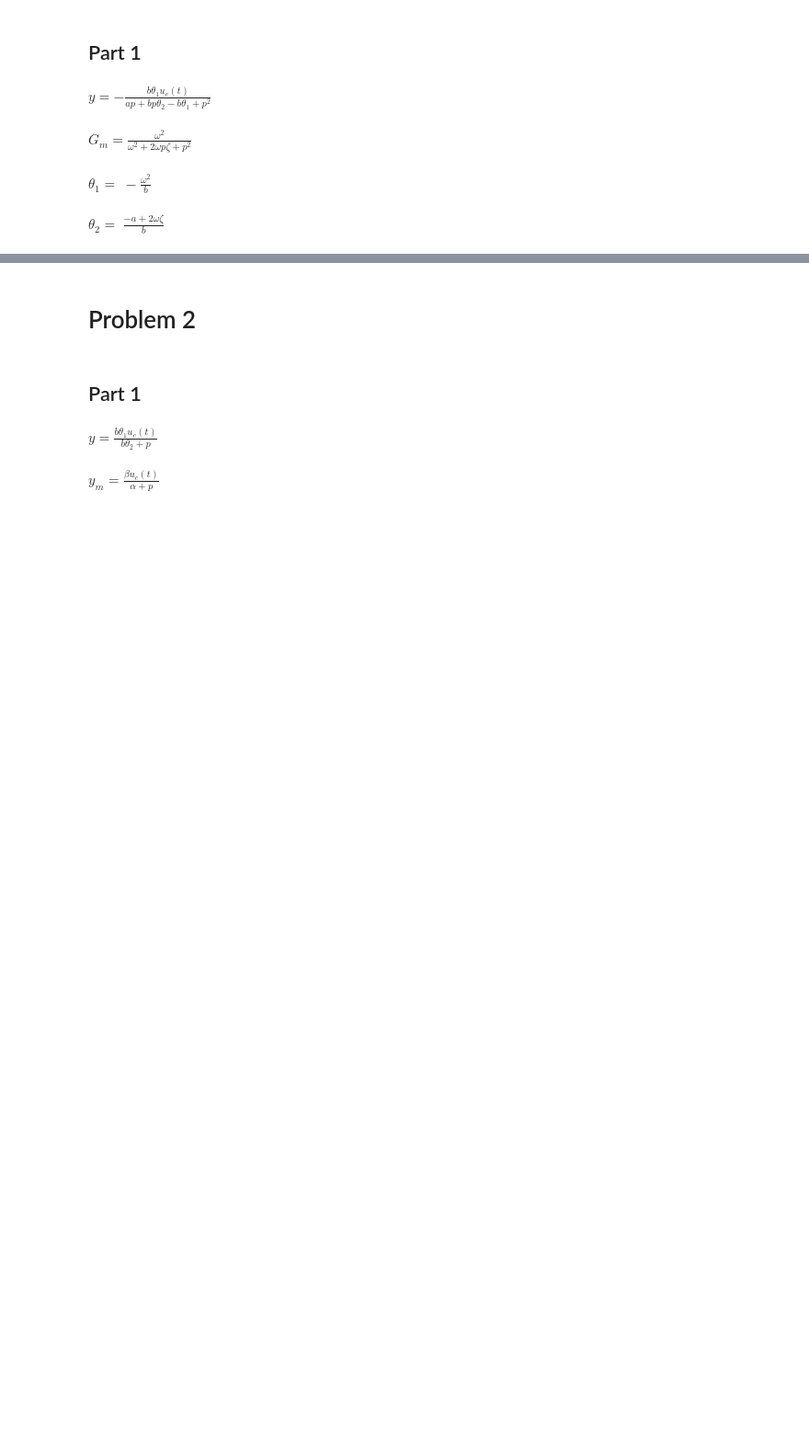
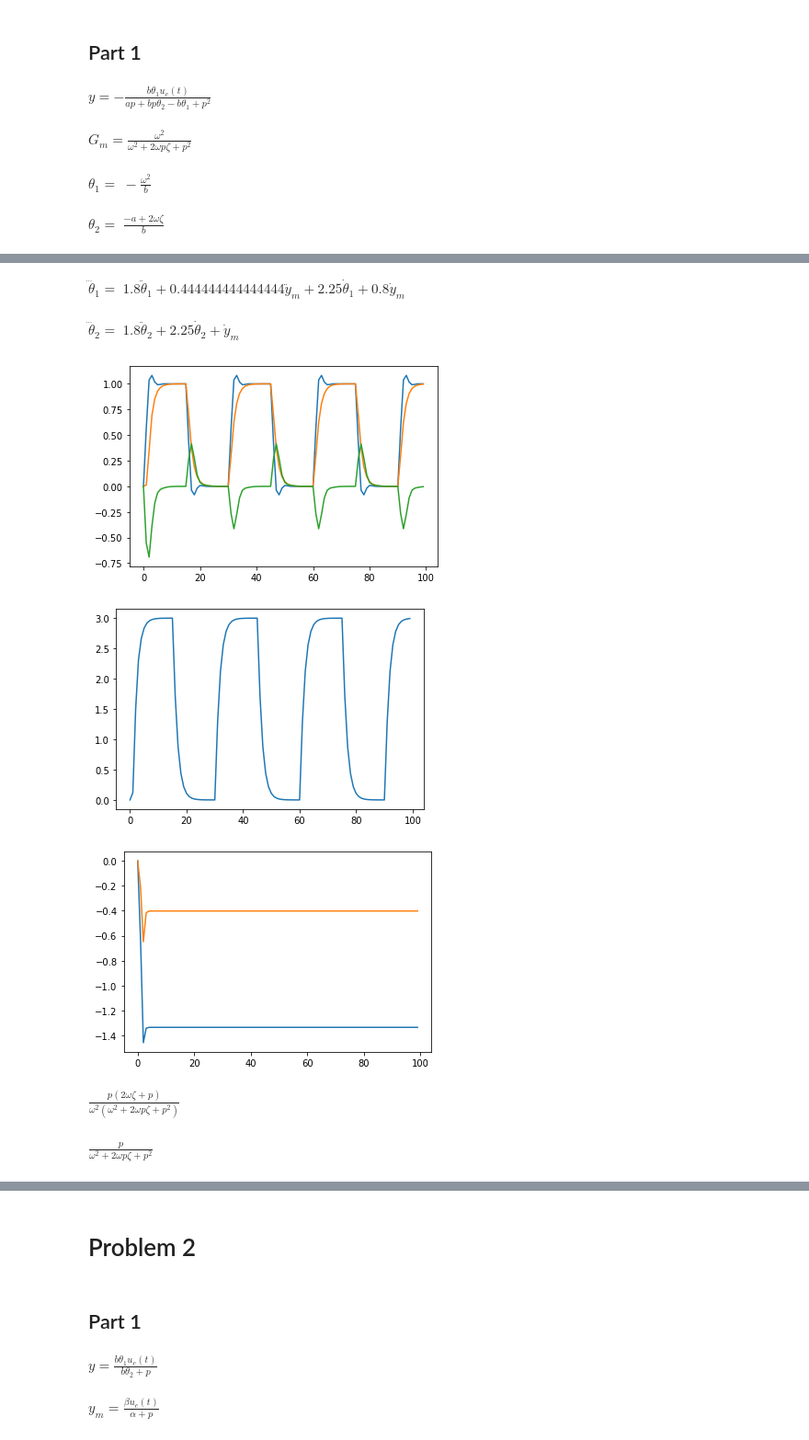
Before and after one commit to cplan082-tech/Adaptive_Control, a Jupyter notebook: assignments/A3/Plante_Clive_hw3.ipynb, the cells around one changed output, grey strips where cells are left out. Shown at 92% size. Cells and saved outputs as stored; diff of their text form; code cells hidden in the pictures; blank space fills up the shorter version.

```diff
--- a/assignments/A3/Plante_Clive_hw3.ipynb
+++ b/assignments/A3/Plante_Clive_hw3.ipynb
@@ -100,0 +278,23 @@ $\displaystyle - \frac{b p}{a p + b p \theta_{2} - b \theta_{1} + p^{2}}$
+# %%
+gamma_val = 7.5
+omega_val = 1.5
+zeta_val = 0.6
+
+ym_d, ym_dd = sp.symbols("\\dot{y}_{m} \\ddot{y}_{m}")
+theta1d, theta1dd = sp.symbols("\\dot{\\theta}_{1} \\ddot{\\theta}_{1}")
+theta2d, theta2dd = sp.symbols("\\dot{\\theta}_{2} \\ddot{\\theta}_{2}")
+
+theta1_ddd = atheta1[0]*theta1d + atheta1[1]*theta1dd + btheta1[1]*ym_d + btheta1[2]*ym_dd
+theta2_ddd = atheta2[0]*theta2d + atheta2[1]*theta2dd + btheta2[1]*ym_d
+
+theta1_ddd_subd = theta1_ddd.subs([(gamma, gamma_val),(omega,omega_val), (zeta, zeta_val)])
+theta2_ddd_subd = theta2_ddd.subs([(gamma, gamma_val),(omega,omega_val), (zeta, zeta_val)])
+
+theta1_ddd_func = sp.lambdify([theta1d, theta1dd, ym_d, ym_dd], theta1_ddd_subd)
+theta2_ddd_func = sp.lambdify([theta2d, theta2dd, ym_d], theta2_ddd_subd)
+
+display(Math("\\dddot{\\theta}_1 =\;"+latex(theta1_ddd_subd)))
+display(Math("\\dddot{\\theta}_2 =\;"+latex(theta2_ddd_subd)))
+# %% [output]
+$\displaystyle \dddot{\theta}_1 =\;1.8 \ddot{\theta}_{1} + 0.444444444444444 \ddot{y}_{m} + 2.25 \dot{\theta}_{1} + 0.8 \dot{y}_{m}$
+$\displaystyle \dddot{\theta}_2 =\;1.8 \ddot{\theta}_{2} + 2.25 \dot{\theta}_{2} + \dot{y}_{m}$
@@ -100,0 +334,50 @@ $\displaystyle - \frac{b p}{a p + b p \theta_{2} - b \theta_{1} + p^{2}}$
+# %%
+T_val = 0.1
+sample_depth = int(10/T_val) # 1000 samples totalling 100 seconds (since sample time T is 0.1 secons)
+sample_range = range(sample_depth)
+starting_samples = 3
+
+alpha_val = 0.5
+gamma_val = 7.5
+omega_val = 1.5
+zeta_val = 0.6
+a_val = 3
+b_val = 1
+
+# calculation of input signal
+t = [i for i in sample_range]
+u_c = np.ones(sample_depth)
+u_c[np.where([m.sin(t[i]*m.pi*T_val/15)<=0 for i in sample_range])] = 0
+
+y0 = [0]*13
+
+ode_res = odeint(ode_solver, y0, t, args=(a_val, b_val,
+                                          omega_val,
+                                          zeta_val,
+                                          gamma_val,
+                                          alpha_val))
+plt.plot(t, ode_res[:, 0])
+plt.plot(t, ode_res[:, 2])
+
+plt.plot(t, ode_res[:,2] - ode_res[:,0])
+plt.show()
+
+plt.plot(t, ode_res[:,12])
+plt.show()
+
+plt.plot(t, ode_res[:,10])
+plt.plot(t, ode_res[:,11])
+plt.show()
+# %% [output]
+[figure, added]
+[figure, added]
+[figure, added]
+# %%
+e1 = theta1_dot_subd/(gamma*e*ym)
+e2 = theta2_dot_subd/(gamma*e*ym)
+
+display(e1)
+display(e2)
+# %% [output]
+$\displaystyle \frac{p \left(2 \omega \zeta + p\right)}{\omega^{2} \left(\omega^{2} + 2 \omega p \zeta + p^{2}\right)}$
+$\displaystyle \frac{p}{\omega^{2} + 2 \omega p \zeta + p^{2}}$
```
Also changed, not shown: parts of 30 cells of this notebook.
